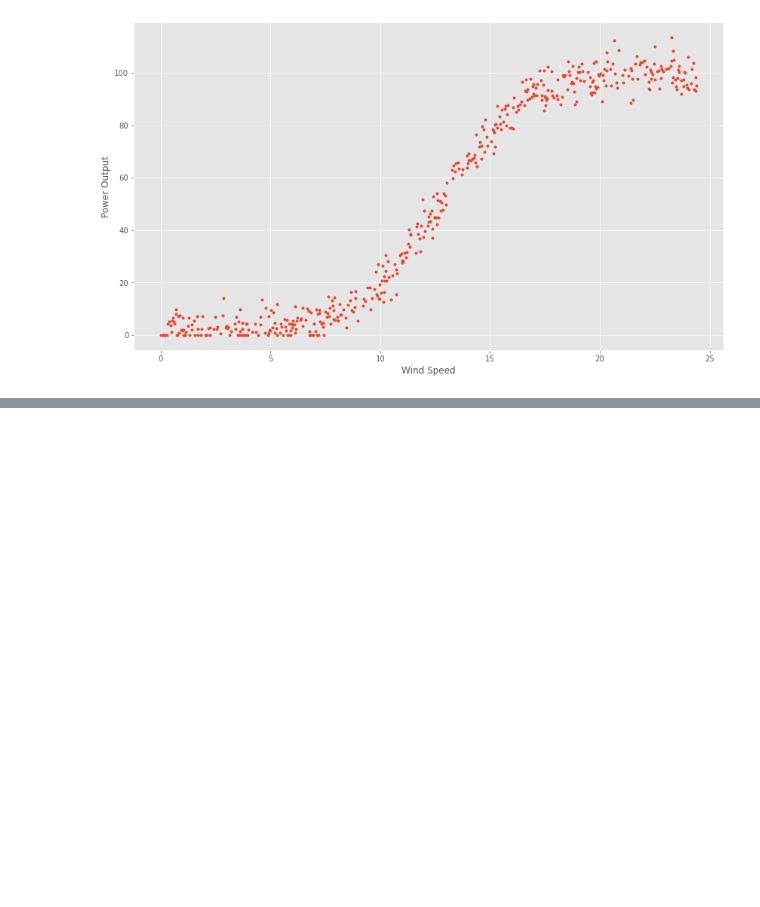
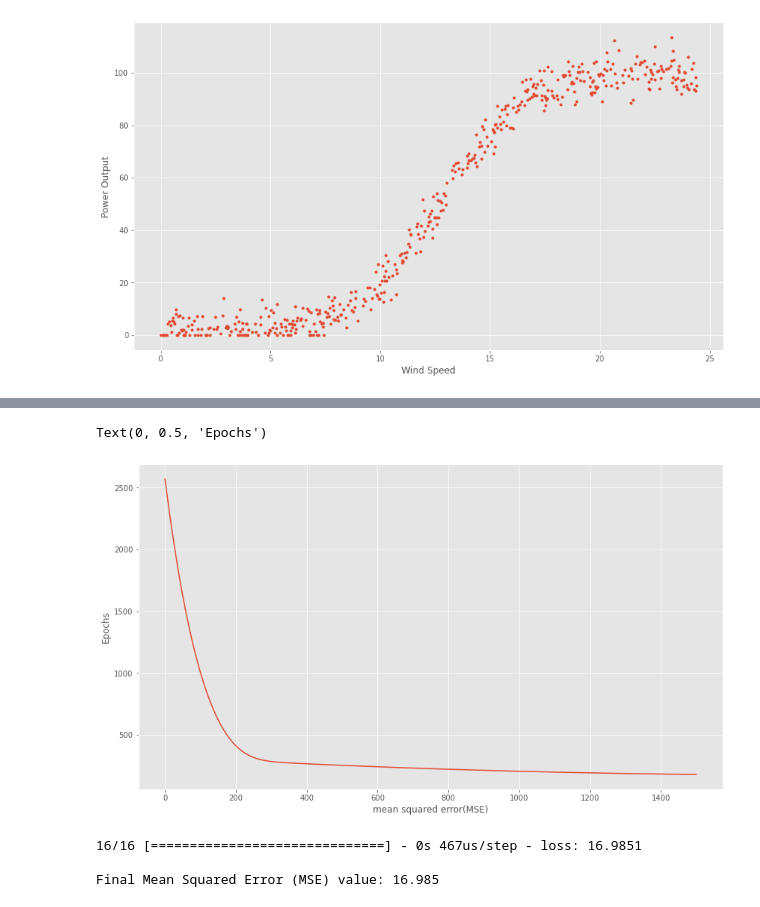
Before and after one commit to ocoleman/machineLearning-project2020, a Jupyter notebook: model-training.ipynb, the cells around one changed output, grey strips where cells are left out. Cells and saved outputs as stored; diff of their text form; code cells hidden in the pictures; blank space fills up the shorter version.

Commit message:
model tweaks & more explanations

```diff
--- a/model-training.ipynb
+++ b/model-training.ipynb
@@ -119,3 +44,0 @@ model.compile(kr.optimizers.Adam(lr=0.001), loss='mean_squared_error')
-# %%
-# Fit the data.
-model.fit(x, y, epochs=500, batch_size=5)
@@ -150,0 +99,14 @@ array([[101.263565]], dtype=float32)
+# %%
+#plotting our MSE loss value over the runtime of our NN.
+plt.plot(history.history['loss'])
+plt.xlabel('mean squared error(MSE)')
+plt.ylabel('Epochs')
+# %% [output]
+Text(0, 0.5, 'Epochs')
+[figure, added]
+# %%
+print("\nFinal Mean Squared Error (MSE) value: %5.3f" % model.evaluate(x,y))
+# %% [output]
+16/16 [==============================] - 0s 467us/step - loss: 16.9851
+
+Final Mean Squared Error (MSE) value: 16.985
```
Also changed, not shown: parts of 44 cells of this notebook.
